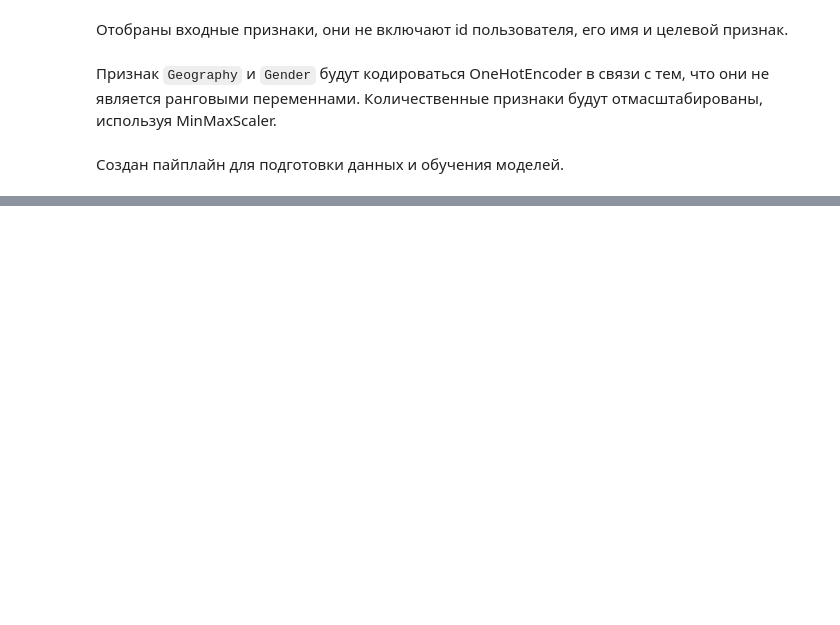
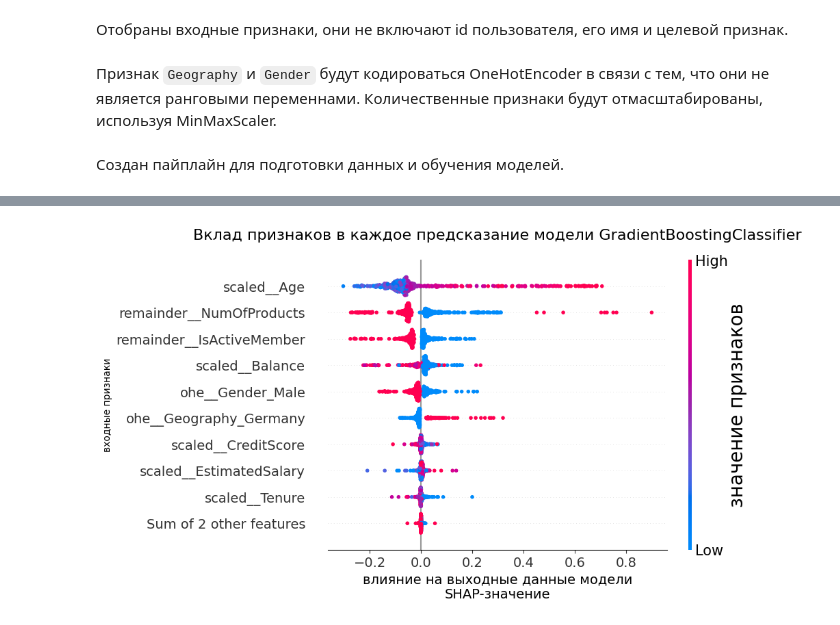
Before and after one commit to serguntsov/webbee_predict_customer_churn, a Jupyter notebook: pred_customer_churn.ipynb, the cells around one changed output, grey strips where cells are left out. Drawn from its saved outputs; the diff is of its cells as text; code cells hidden in the pictures; blank space fills up the shorter version.

```diff
--- a/pred_customer_churn.ipynb
+++ b/pred_customer_churn.ipynb
@@ -429,0 +666,4 @@ param_grid= [
+# %%
+get_shape_beeswarm(oscv_gbc, X, size=500)
+# %% [output]
+[figure, added]
```
Also changed, not shown: parts of 22 cells of this notebook.
